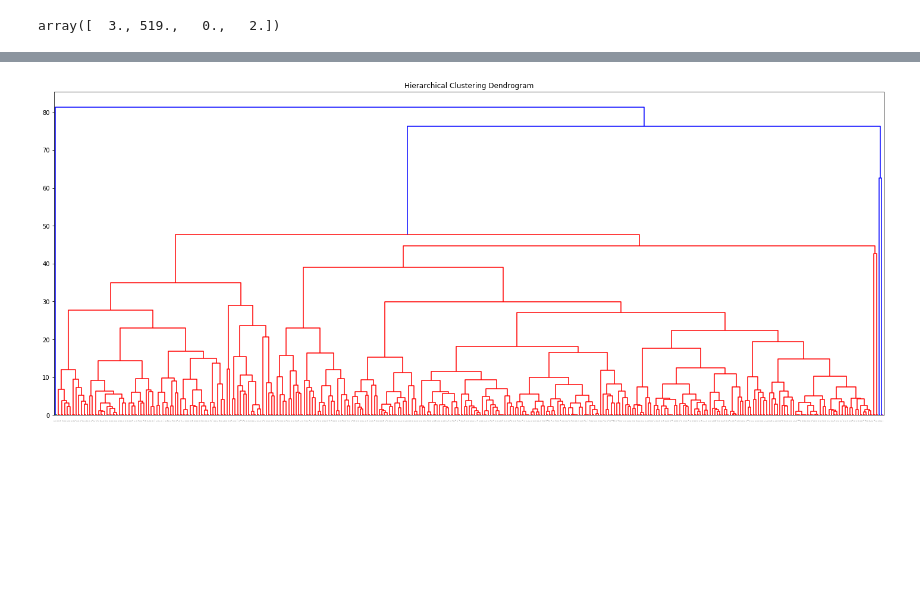
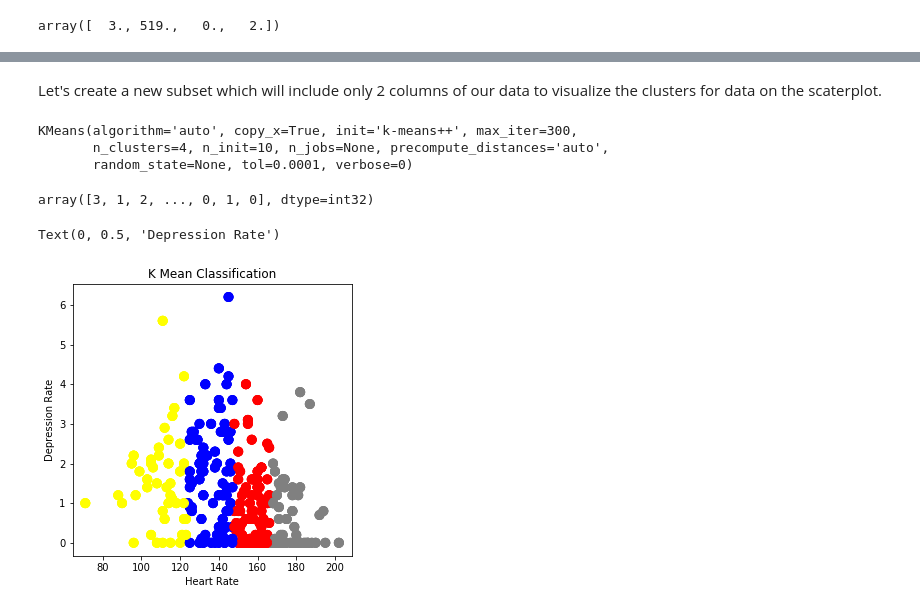
Before and after one commit to daryna05/HEALTHCARE_PR2, a Jupyter notebook: Project2_prep_final.ipynb, the cells around one changed output, grey strips where cells are left out. Drawn from its saved outputs; the diff is of its cells as text; code cells hidden in the pictures; blank space fills up the shorter version.

```diff
--- a/Project2_prep_final.ipynb
+++ b/Project2_prep_final.ipynb
@@ -467,12 +540,31 @@ array([  3., 519.,   0.,   2.])
+# %% [markdown]
+Let's create a new subset which will include only 2 columns of our data to visualize the clusters for data on the scaterplot.
 # %%
-sub_data2 = heart_data[["heart_rate","depress","bl_pres"]]
+a = heart_data[["heart_rate", "depress"]]
-# %%
-from scipy.cluster.hierarchy import dendrogram, linkage
-# Let's create dendogram to define k number of the clusters
-Z = linkage(sub_data2, 'average')
-plt.figure(figsize=(25, 10))
-plt.title('Hierarchical Clustering Dendrogram')
-dendrogram(Z, leaf_font_size =.1)
-plt.show()
-# %% [output]
-[figure, removed]
+# %%
+model = KMeans(n_clusters = 4)
+model.fit(a)
+# %% [output]
+KMeans(algorithm='auto', copy_x=True, init='k-means++', max_iter=300,
+       n_clusters=4, n_init=10, n_jobs=None, precompute_distances='auto',
+       random_state=None, tol=0.0001, verbose=0)
+# %%
+model.labels_
+# %% [output]
+array([3, 1, 2, ..., 0, 1, 0], dtype=int32)
+# %%
+# View the results
+# Set the size of the plot
+fig = plt.figure(figsize=(5, 5))
+
+# Create a colormap
+colormap = np.array(['yellow', 'red', 'blue', 'grey'])
+
+plt.scatter(a.heart_rate, a.depress, c=colormap[model.labels_], s = 80)
+plt.title('K Mean Classification')
+ax = fig.add_subplot(111)
+ax.set_xlabel('Heart Rate')
+ax.set_ylabel('Depression Rate')
+# %% [output]
+Text(0, 0.5, 'Depression Rate')
+[figure, added]
```
Also changed, not shown: parts of 17 cells of this notebook.
